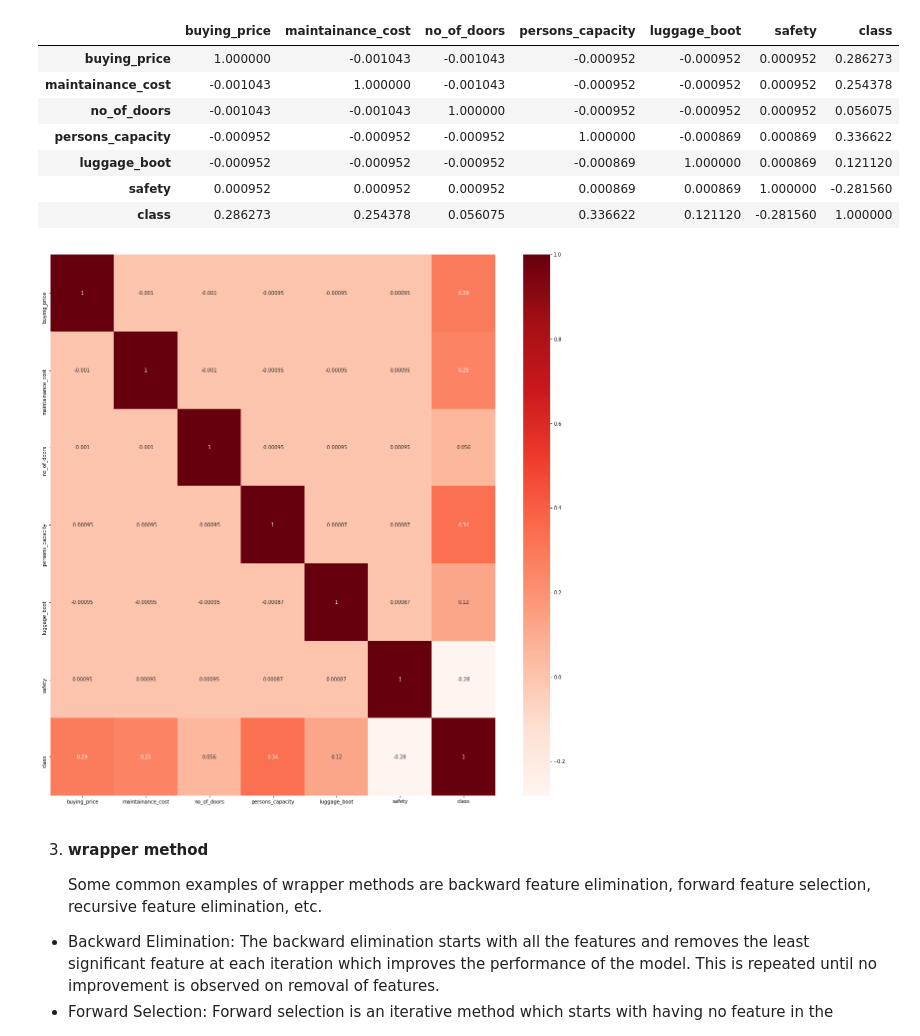
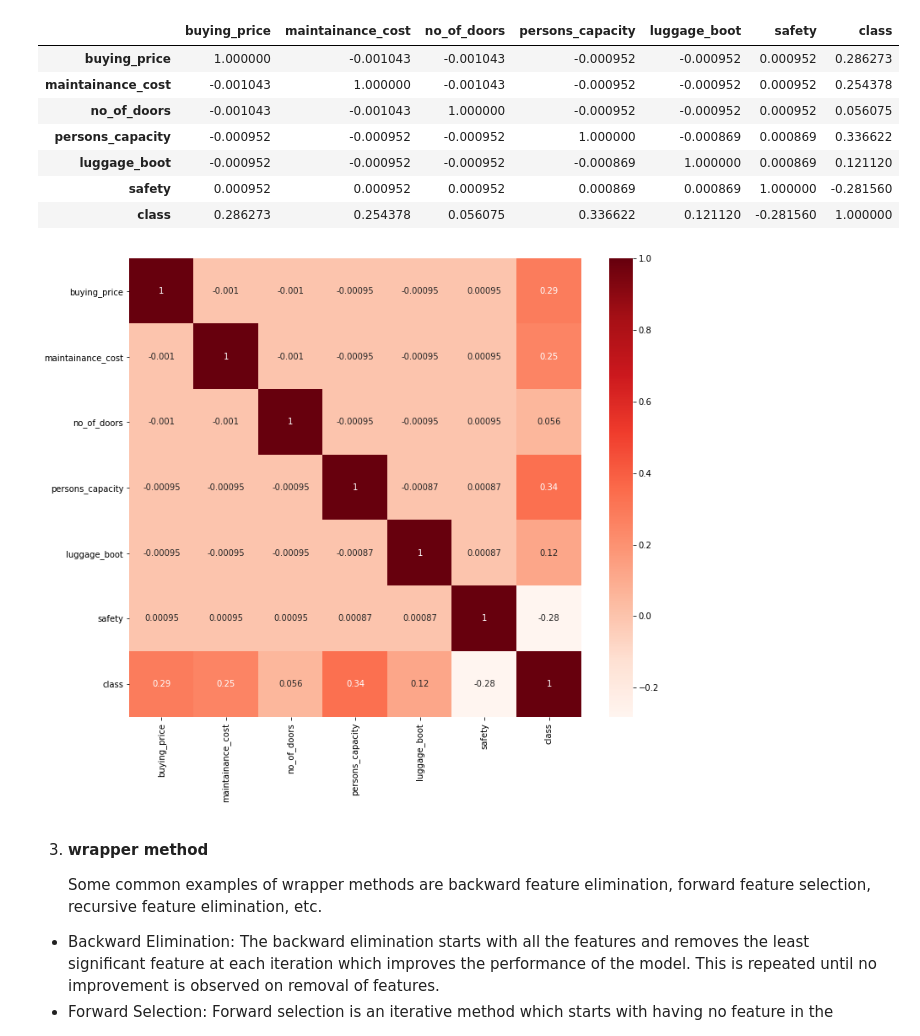
Before and after one commit to kkmishra233/ML-Algorithms, a Jupyter notebook: Supervised/Classification(categoricalVariable)/labelled/randomForest/carData/card_data_analysis.ipynb, the cells around one changed output. Drawn from its saved outputs; the diff is of its cells as text; code cells hidden in the pictures.

```diff
--- a/Supervised/Classification(categoricalVariable)/labelled/randomForest/carData/card_data_analysis.ipynb
+++ b/Supervised/Classification(categoricalVariable)/labelled/randomForest/carData/card_data_analysis.ipynb
@@ -409,17 +334,17 @@ df.corr()
 # %%
 X = df.iloc[:,0:20]  #independent columns
 y = df.iloc[:,-1]    #target column i.e price range
 
 #get correlations of each features in dataset
 corrmat = df.corr()
 top_corr_features = corrmat.index
 
 #plot heat map
-plt.figure(figsize=(20,20))
+plt.figure(figsize=(12,10))
 sns.heatmap(df[top_corr_features].corr(), annot=True, cmap=plt.cm.Reds)
 plt.show()
 # %% [output]
-[figure, old version]
+[figure, new version]
 # %% [markdown]
 3. __wrapper method__
 
```
Also changed, not shown: parts of 16 cells of this notebook, 3 other files.
